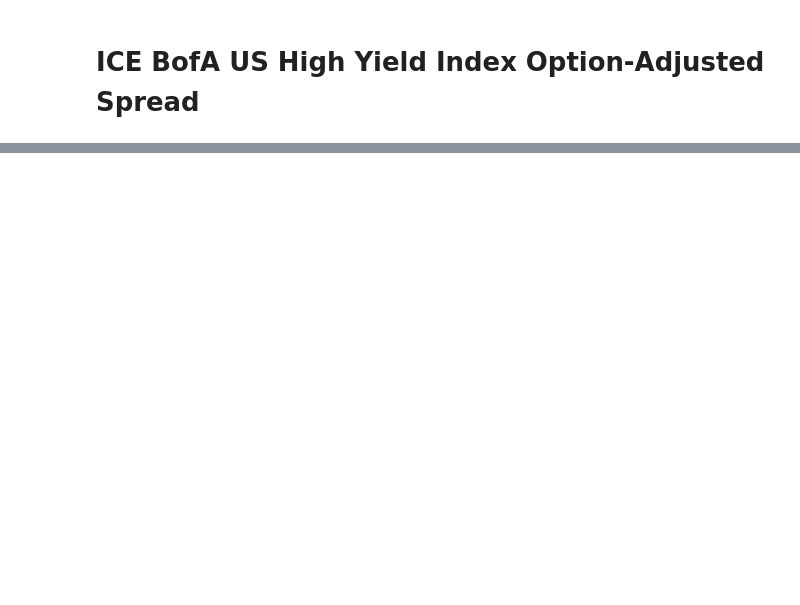
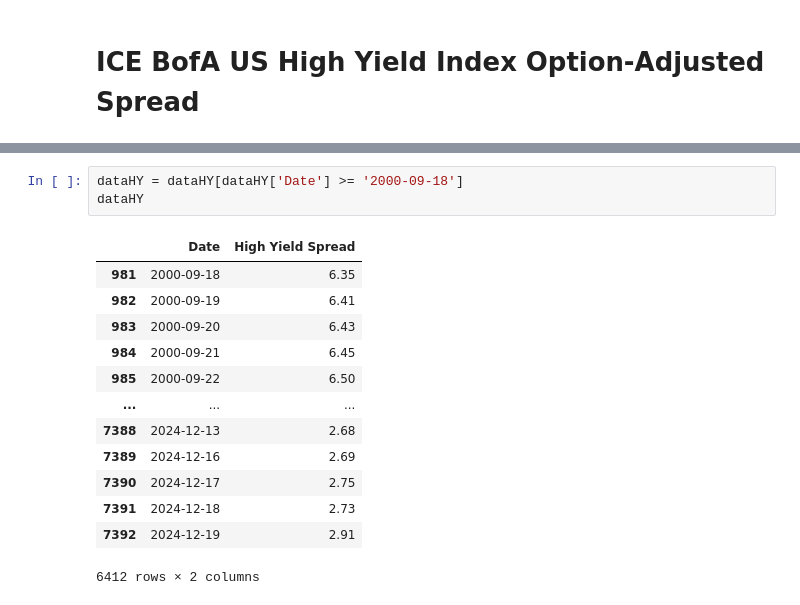
Before and after one commit to pbuitragoa33/NASDAQ-Change-Prediction, a Jupyter notebook: fredData.ipynb, the cells around one changed output, grey strips where cells are left out. Saved outputs shown, nothing was run; the diff lists cells and outputs as text; blank space fills up the shorter version.

```diff
--- a/fredData.ipynb
+++ b/fredData.ipynb
@@ -57,0 +58,17 @@ plt.plot(test2)
+# %%
+dataHY = dataHY[dataHY['Date'] >= '2000-09-18']
+dataHY
+# %% [output]
+|  | Date | High Yield Spread |
+| 981 | 2000-09-18 | 6.35 |
+| 982 | 2000-09-19 | 6.41 |
+| 983 | 2000-09-20 | 6.43 |
+| 984 | 2000-09-21 | 6.45 |
+| 985 | 2000-09-22 | 6.50 |
+| ... | ... | ... |
+| 7388 | 2024-12-13 | 2.68 |
+| 7389 | 2024-12-16 | 2.69 |
+| 7390 | 2024-12-17 | 2.75 |
+| 7391 | 2024-12-18 | 2.73 |
+| 7392 | 2024-12-19 | 2.91 |
+6412 rows × 2 columns
```
Also changed, not shown: parts of 7 cells of this notebook.
